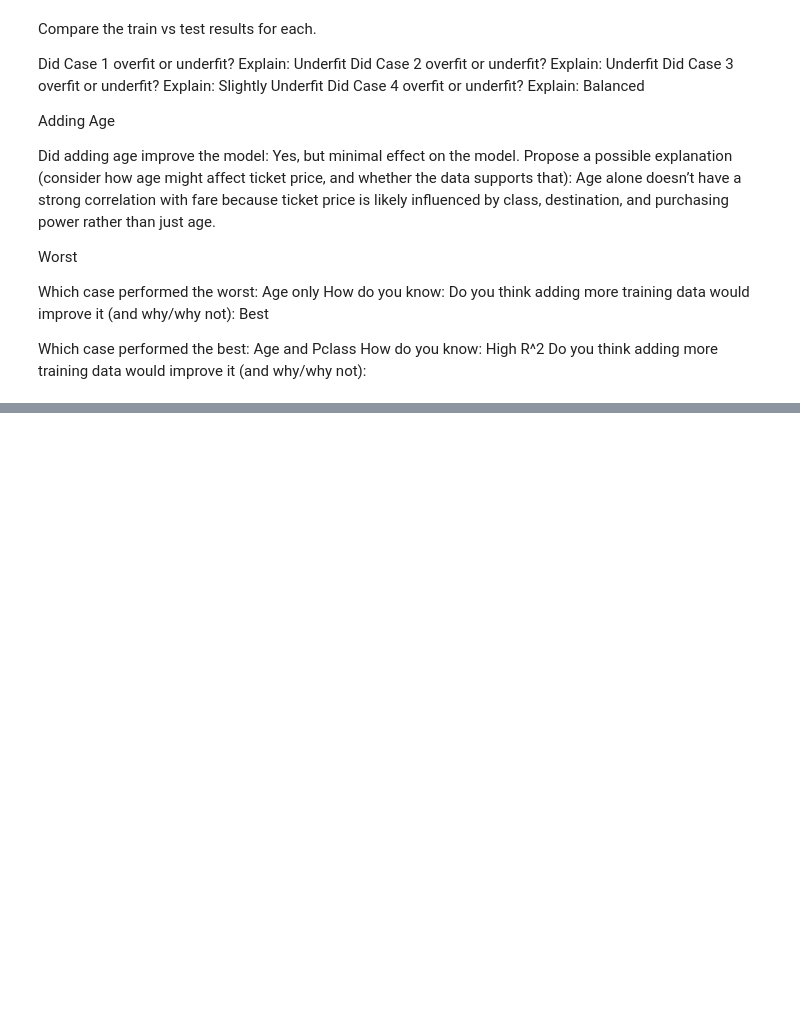
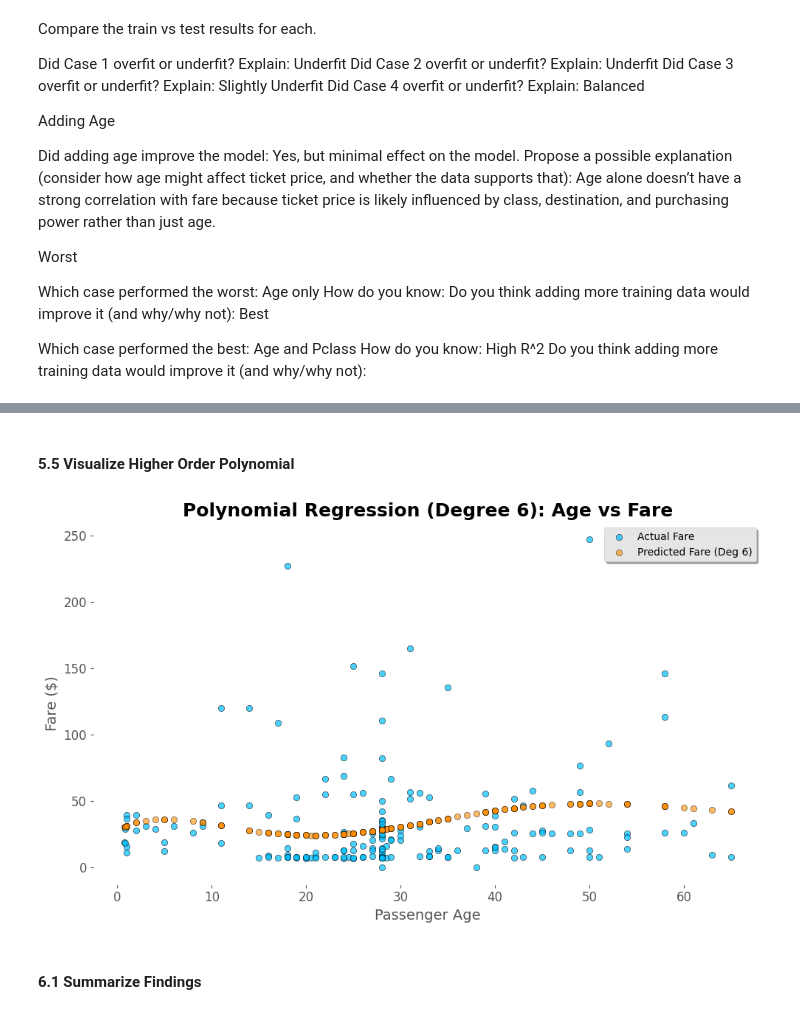
Before and after one commit to evandobler98/applied-ml-dobler, a Jupyter notebook: lab04/ml04_dobler.ipynb, the cells around one changed output, grey strips where cells are left out. Drawn from its saved outputs; the diff is of its cells as text; code cells hidden in the pictures; blank space fills up the shorter version.

```diff
--- a/lab04/ml04_dobler.ipynb
+++ b/lab04/ml04_dobler.ipynb
@@ -214,0 +322,35 @@ Do you think adding more training data would improve it (and why/why not):
+# %% [markdown]
+#### 5.5 Visualize Higher Order Polynomial
+# %%
+# Create Polynomial Features with degree 6
+poly6 = PolynomialFeatures(degree=6)
+X1_train_poly6 = poly6.fit_transform(X1_train)
+X1_test_poly6 = poly6.transform(X1_test)
+
+# Train model
+poly6_model = LinearRegression().fit(X1_train_poly6, y1_train)
+y_pred_poly6 = poly6_model.predict(X1_test_poly6)
+
+# Plotting
+plt.style.use('ggplot')
+fig, ax = plt.subplots(figsize=(10, 6))
+
+# Scatter points
+ax.scatter(X1_test, y1_test, color='#00BFFF', edgecolor='black', alpha=0.7, label='Actual Fare')
+ax.scatter(X1_test, y_pred_poly6, color='#FF8C00', edgecolor='black', alpha=0.6, label='Predicted Fare (Deg 6)')
+
+# Labels & title
+ax.set_title("Polynomial Regression (Degree 6): Age vs Fare", fontsize=18, fontweight='bold')
+ax.set_xlabel("Passenger Age", fontsize=14)
+ax.set_ylabel("Fare ($)", fontsize=14)
+ax.legend(frameon=True, fancybox=True, shadow=True)
+ax.set_facecolor('#FFFFFF')
+ax.grid(True, linestyle='--', linewidth=0.6, alpha=0.8)
+ax.tick_params(axis='both', labelsize=12)
+
+plt.tight_layout()
+plt.show()
+# %% [output]
+[figure, added]
+# %% [markdown]
+#### 6.1 Summarize Findings
```
Also changed, not shown: parts of 14 cells of this notebook.
